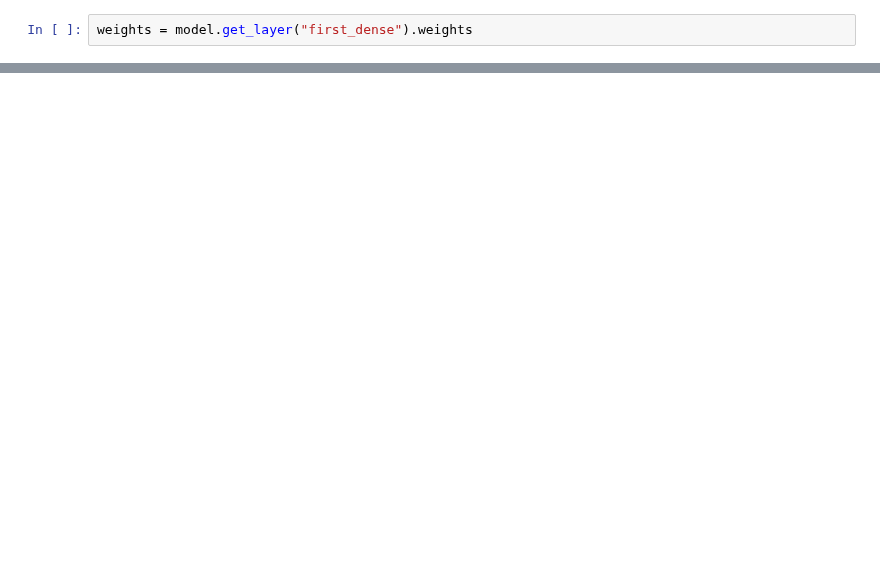
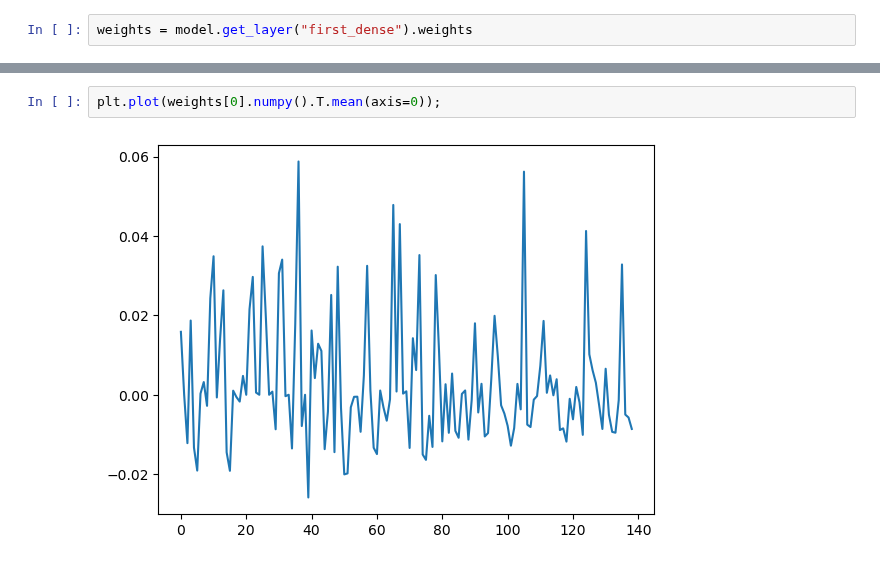
Before and after one commit to EdvinasStonevicius/LT-national-salary-analysis, a Jupyter notebook: python/03-Machine_learning_1_NN_TF_dataset_weights.ipynb, the cells around one changed output, grey strips where cells are left out. Cells and saved outputs as stored; diff of their text form; blank space fills up the shorter version.

```diff
--- a/python/03-Machine_learning_1_NN_TF_dataset_weights.ipynb
+++ b/python/03-Machine_learning_1_NN_TF_dataset_weights.ipynb
@@ -214,0 +224,4 @@ plt.imshow(weights[0]);
+# %%
+plt.plot(weights[0].numpy().T.mean(axis=0));
+# %% [output]
+[figure, added]
```
Also changed, not shown: parts of 11 cells of this notebook.
